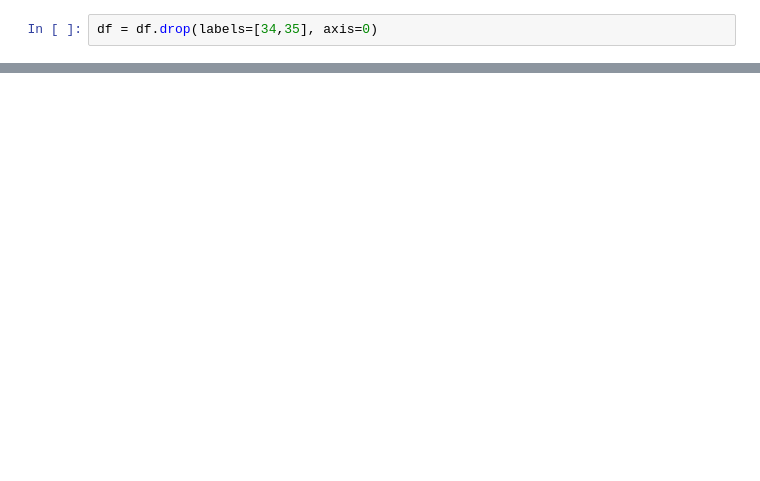
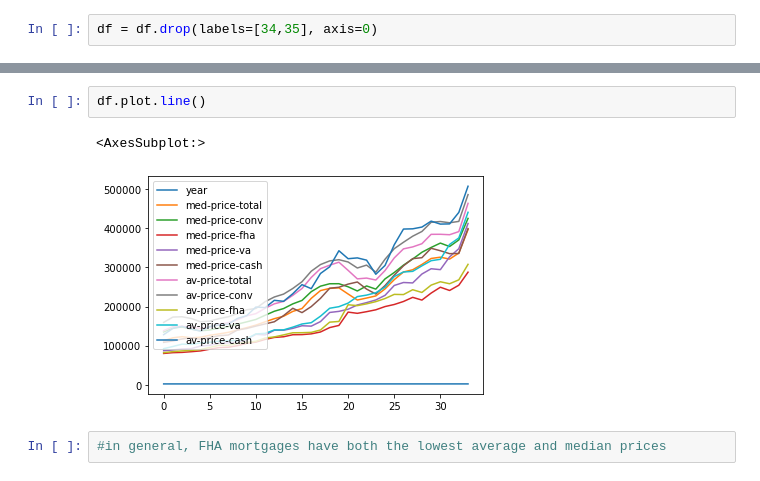
Before and after one commit to mollyboigon/house-price-financing, a Jupyter notebook: house-price-financing.ipynb, the cells around one changed output, grey strips where cells are left out. Drawn from its saved outputs; the diff is of its cells as text; blank space fills up the shorter version.

```diff
--- a/house-price-financing.ipynb
+++ b/house-price-financing.ipynb
@@ -90,0 +111,7 @@ df
+# %%
+df.plot.line()
+# %% [output]
+<AxesSubplot:>
+[figure, added]
+# %%
+#in general, FHA mortgages have both the lowest average and median prices
```
Also changed, not shown: parts of 7 cells of this notebook.
